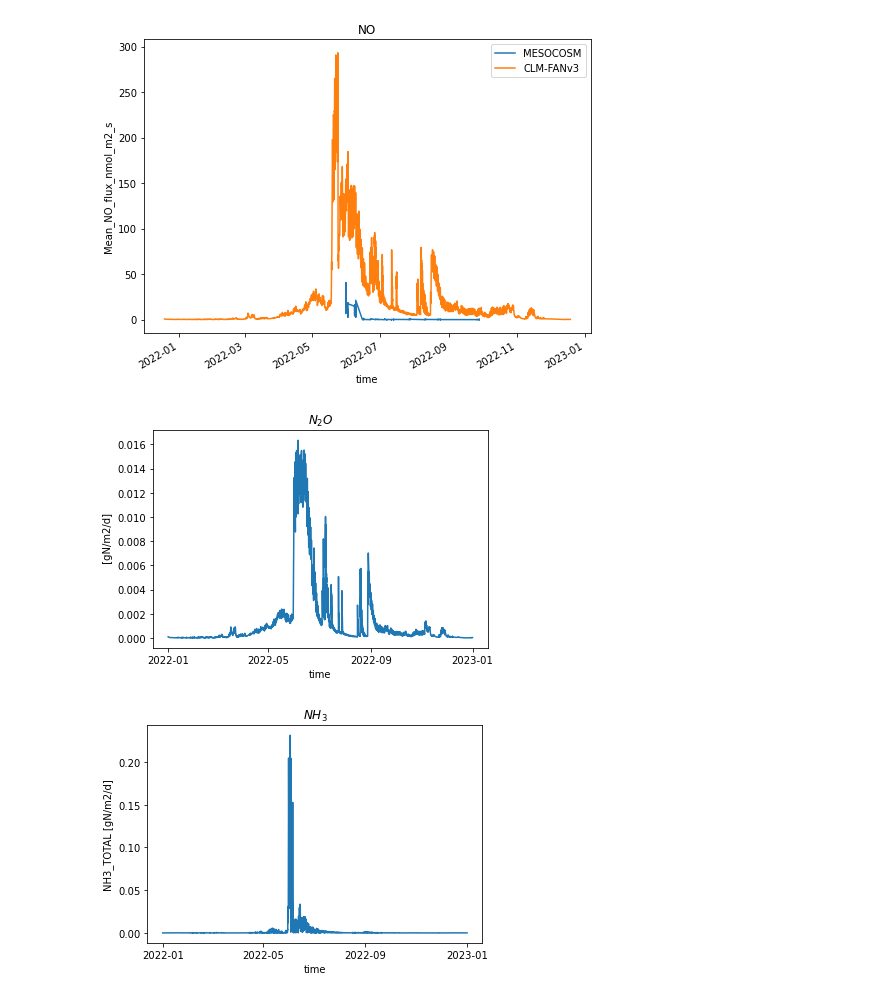
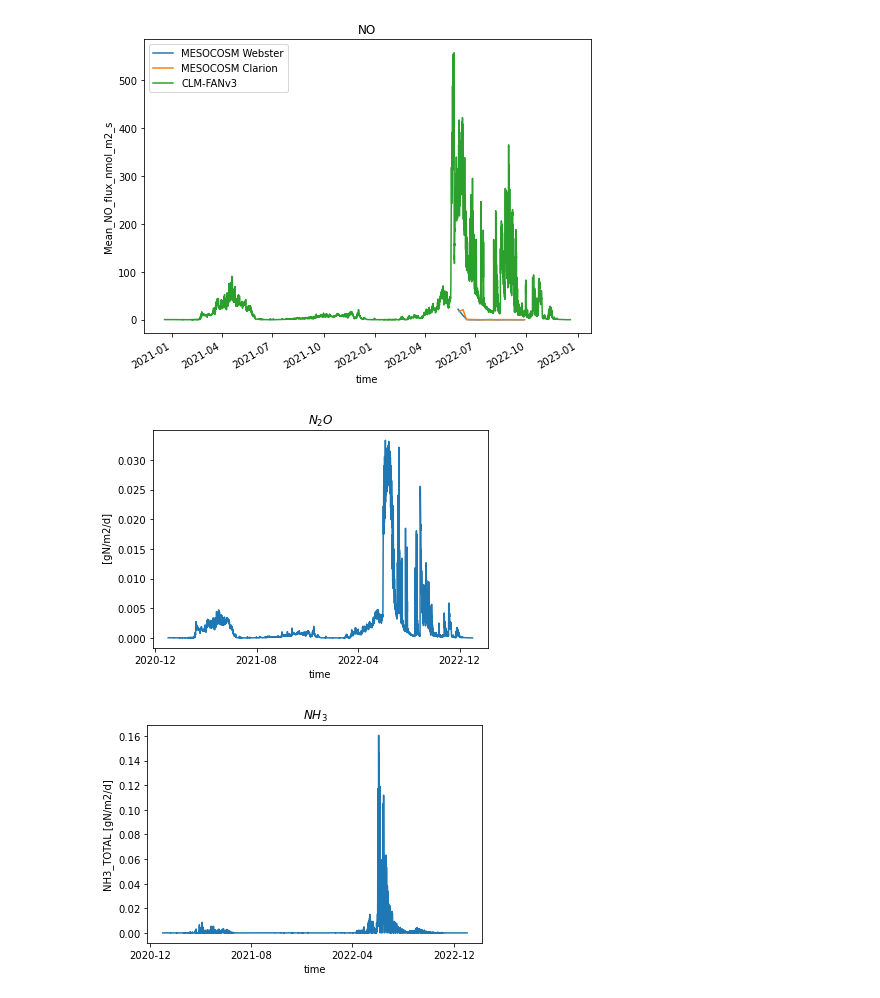
Before and after one commit to jinmuluo/pymaps, a Jupyter notebook: SP_plot.ipynb, the cells around one changed output. Saved outputs shown, nothing was run; the diff lists cells and outputs as text; code cells hidden in the pictures.

```diff
--- a/SP_plot.ipynb
+++ b/SP_plot.ipynb
@@ -9,7 +9,7 @@ import cftime
 # %%
 case = "MESOCOM"
 path = "/glade/scratch/jinmuluo/archive/MESOCOM/lnd/hist/"
-start_date = date(2022, 1, 1)
+start_date = date(2021, 1, 1)
 end_date = date(2023, 1, 1)
 NO_LEAP = True
 
@@ -43,25 +44,28 @@ dsCLM = xr.open_mfdataset(CLM, decode_times=True, preprocess=preprocess)
 p2 = "/glade/scratch/jinmuluo/MESOCOM_fluxtower_BOOI4/measurements/"
 dsNO = pd.read_csv(p2+'mesocosm_NOx_combined_2022.csv')
 
-dsNO.index = pd.to_datetime(dsNO['date']) + pd.Timedelta(hours=0, minutes=0, seconds=0)
+dsNO['date'] = pd.to_datetime(dsNO['date']) + pd.Timedelta(hours=0, minutes=0, seconds=0)
+dsNO.set_index(['soil', 'N_rate_kg_ha', 'Block', 'date'], inplace=True)
+dsNO = dsNO.sort_index()
 #dsNO.index = [(x - datetime(1970, 1, 1)).days for x in dsNO.index]
 # %%
 NO = (dsCLM.NOx_NITRIFY_TOTAL + dsCLM.NOx_DENITRIFY_TOTAL + dsCLM.F_NOx_NIT + dsCLM.F_NOx_DENIT)*1e9*30/14
 NO.attrs['units'] = "nmol/m2/s"
 #dsTIME = pd.DataFrame({'date':dsCLM.time.dt.strftime("%Y-%m-%d %H:%M:%S")})
 NO['time'] = [cftime.date2num(x, "days since 1970-01-01") for x in NO.time]
 
 fig, ax = plt.subplots(figsize=(8, 6))
-dsNO['Mean_NO_flux_nmol_m2_s'].plot(ax=ax, label='MESOCOSM')
+dsNO.loc[('Webster', 213, 4), 'Mean_NO_flux_nmol_m2_s'].plot(ax=ax, label='MESOCOSM Webster')
+dsNO.loc[('Clarion', 213, 30), 'Mean_NO_flux_nmol_m2_s'].plot(ax=ax, label='MESOCOSM Clarion')
 NO.plot(ax=ax, label='CLM-FANv3')
 
 ax.set_title("NO")
 ax.set_ylabel("Mean_NO_flux_nmol_m2_s")
 ax.legend()
 fig.savefig("NO_emission.jpg", dpi=200)
 plt.show()
 # %% [output]
-[figure, old version]
+[figure, new version]
 # %%
 N2O = (dsCLM.N2O_NITRIFY_TOTAL + dsCLM.N2O_DENITRIFY_TOTAL+ dsCLM.F_N2O_NIT + dsCLM.F_N2O_DENIT)*24*3600
 N2O.attrs['units'] = "gN/m2/d"
@@ -70,7 +74,7 @@ plt.title("$N_2O$")
 plt.savefig("N2O_emission.jpg", dpi=250)
 plt.show()
 # %% [output]
-[figure, old version]
+[figure, new version]
 # %%
 NH3 = dsCLM.NH3_TOTAL*24*3600
 NH3.attrs['units'] = "gN/m2/d"
@@ -79,7 +83,7 @@ plt.title("$NH_3$")
 plt.savefig("NH3_emission.jpg", dpi=200)
 plt.show()
 # %% [output]
-[figure, old version]
+[figure, new version]
 # %%
 def preprocess(ds, fields=NInput):
     return(ds[fields])
```
Also changed, not shown: parts of 3 cells of this notebook, 7 other files.
